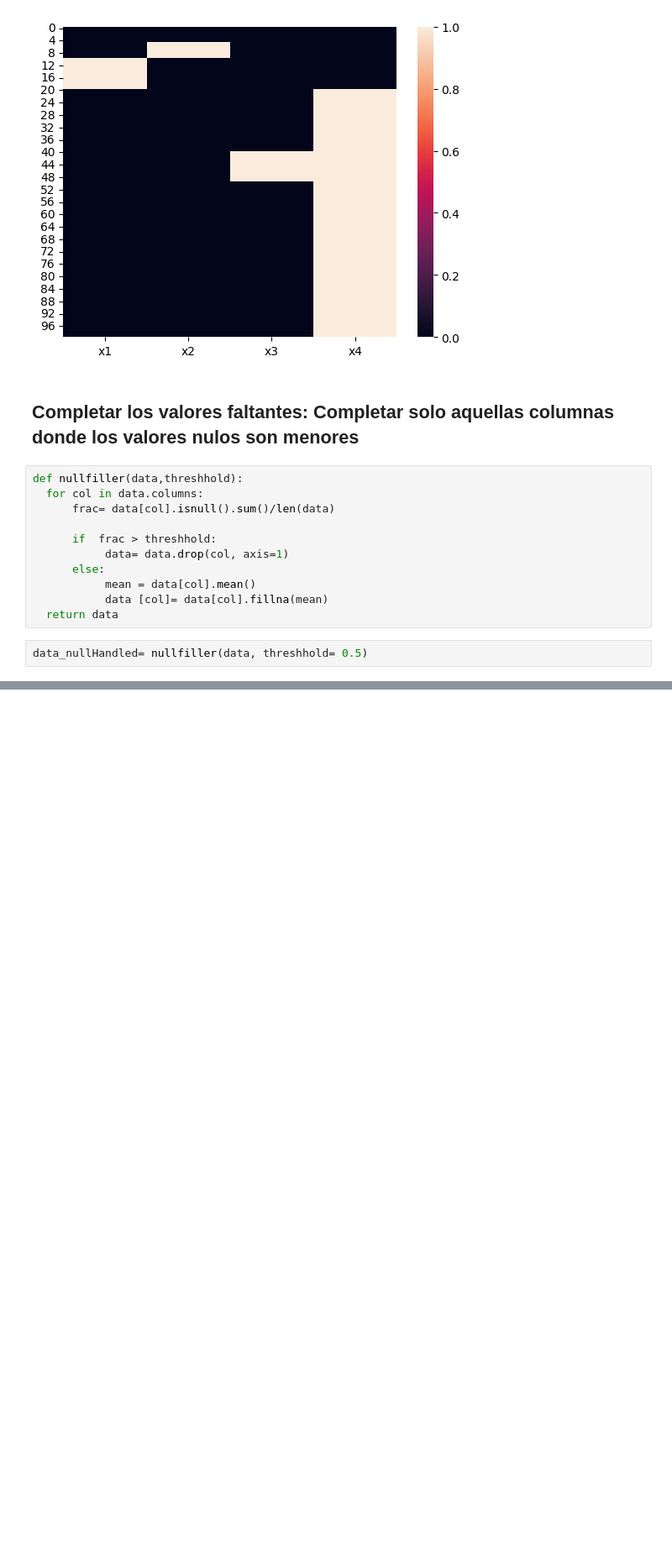
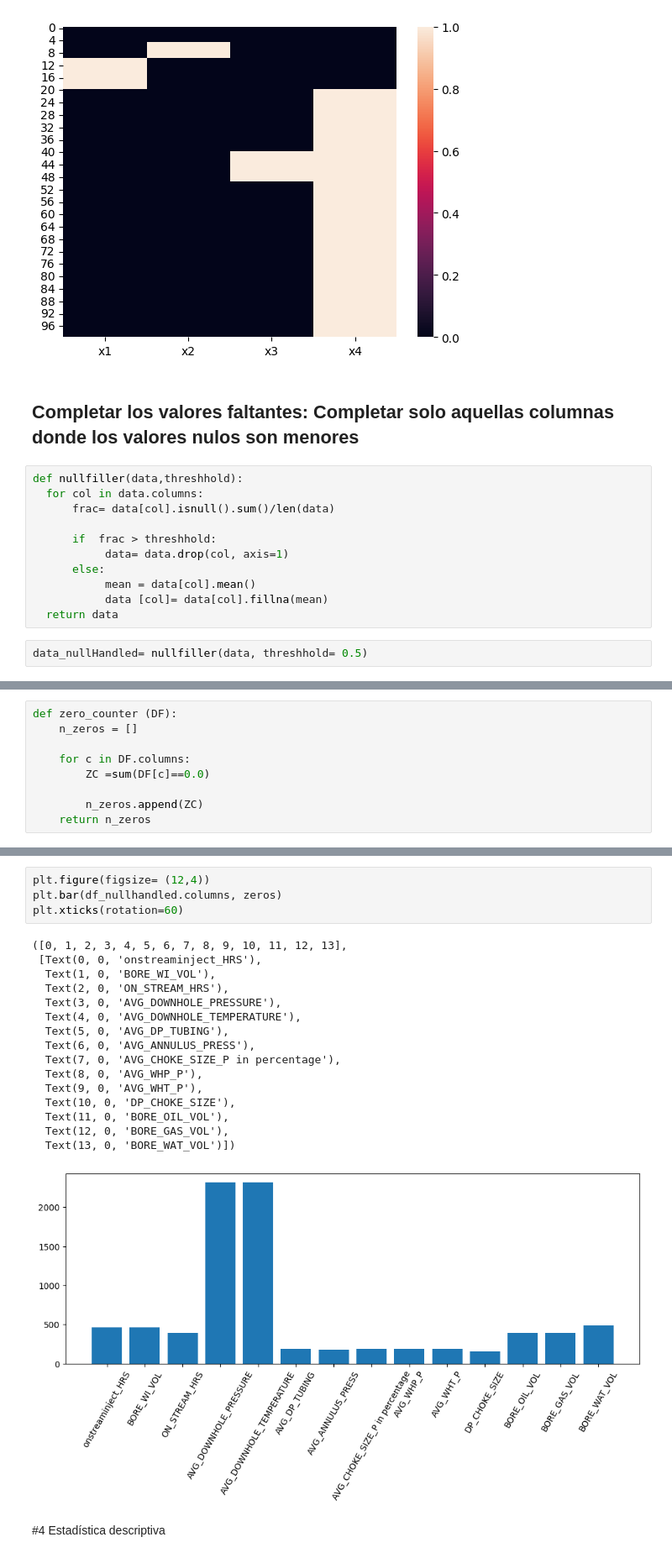
Before and after one commit to edisonc57/Practical-course-Python, a Jupyter notebook: Python_Oil_&_Gas_3.ipynb, the cells around one changed output, grey strips where cells are left out. Shown at 84% size. Drawn from its saved outputs; the diff is of its cells as text; blank space fills up the shorter version.

```diff
--- a/Python_Oil_&_Gas_3.ipynb
+++ b/Python_Oil_&_Gas_3.ipynb
@@ -183,0 +226,9 @@ data_nullHandled
+# %%
+def zero_counter (DF):
+    n_zeros = []
+
+    for c in DF.columns:
+        ZC =sum(DF[c]==0.0)
+
+        n_zeros.append(ZC)
+    return n_zeros
@@ -183,0 +240,23 @@ data_nullHandled
+# %%
+plt.figure(figsize= (12,4))
+plt.bar(df_nullhandled.columns, zeros)
+plt.xticks(rotation=60)
+# %% [output]
+([0, 1, 2, 3, 4, 5, 6, 7, 8, 9, 10, 11, 12, 13],
+ [Text(0, 0, 'onstreaminject_HRS'),
+  Text(1, 0, 'BORE_WI_VOL'),
+  Text(2, 0, 'ON_STREAM_HRS'),
+  Text(3, 0, 'AVG_DOWNHOLE_PRESSURE'),
+  Text(4, 0, 'AVG_DOWNHOLE_TEMPERATURE'),
+  Text(5, 0, 'AVG_DP_TUBING'),
+  Text(6, 0, 'AVG_ANNULUS_PRESS'),
+  Text(7, 0, 'AVG_CHOKE_SIZE_P in percentage'),
+  Text(8, 0, 'AVG_WHP_P'),
+  Text(9, 0, 'AVG_WHT_P'),
+  Text(10, 0, 'DP_CHOKE_SIZE'),
+  Text(11, 0, 'BORE_OIL_VOL'),
+  Text(12, 0, 'BORE_GAS_VOL'),
+  Text(13, 0, 'BORE_WAT_VOL')])
+[figure, added]
+# %% [markdown]
+#4 Estadística descriptiva
```
Also changed, not shown: parts of 9 cells of this notebook.
